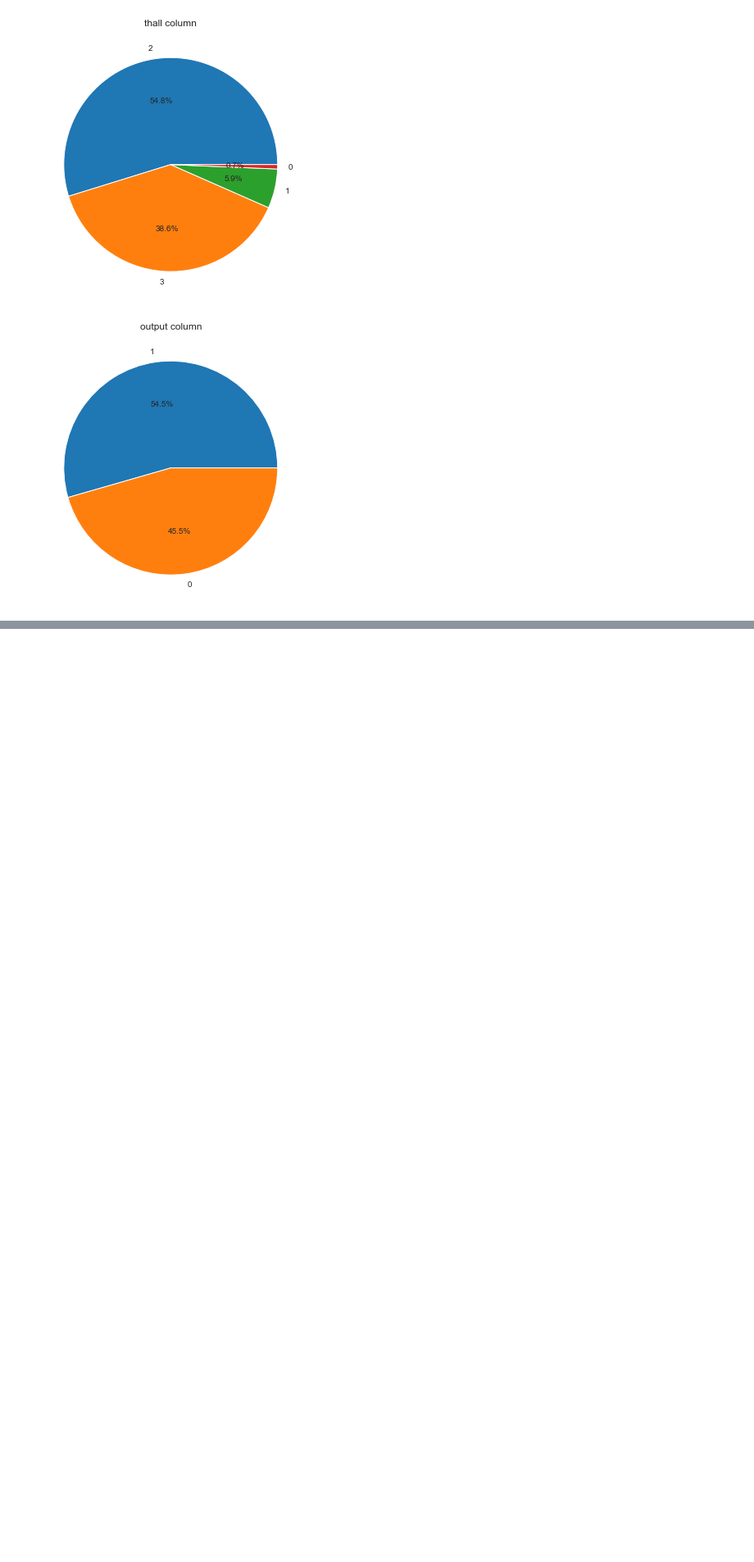
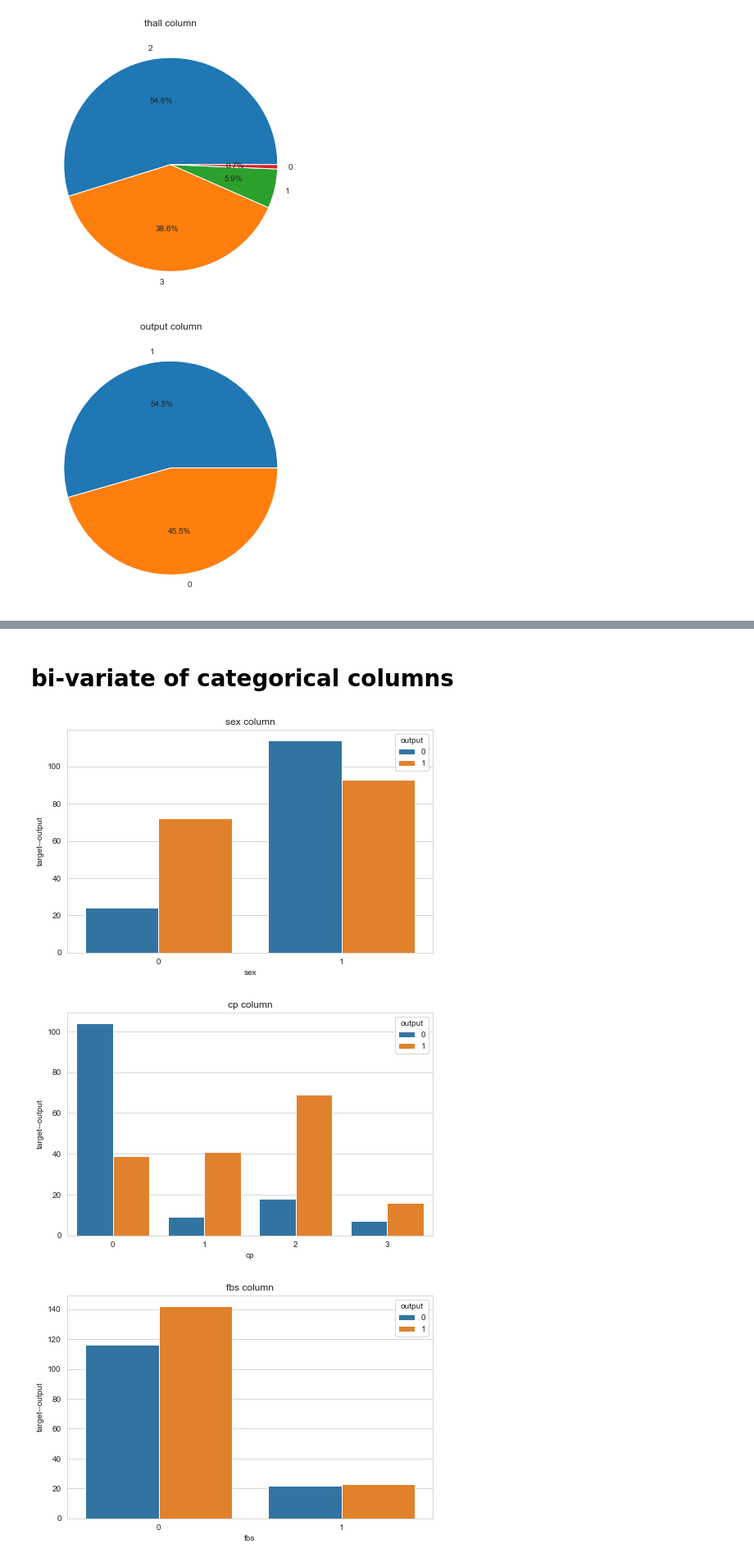
Before and after one commit to kumargautam02/machine_learning, a Jupyter notebook: Projects/heart_attack_analysis_project/main.ipynb, the cells around one changed output, grey strips where cells are left out. Shown at 82% size. Drawn from its saved outputs; the diff is of its cells as text; code cells hidden in the pictures; blank space fills up the shorter version.

```diff
--- a/Projects/heart_attack_analysis_project/main.ipynb
+++ b/Projects/heart_attack_analysis_project/main.ipynb
@@ -169,0 +197,2 @@ for columns in categorical_columns.keys():
+# %% [markdown]
+# bi-variate of categorical columns
@@ -169,0 +201,15 @@ for columns in categorical_columns.keys():
+# %%
+#creating pie chart for categorical columns
+for columns in categorical_columns.keys():
+    plt.figure(figsize=(8, 5))
+    sns.countplot(data  = data[categorical_columns],x = columns, hue = 'output')
+    # sns.set_style("whitegrid") # Set style for chart
+    # plt.figure(figsize=(6,6)) # Set figure size
+    # plt.pie(categorical_columns[columns].values(), labels=categorical_columns[columns].keys(),autopct='%1.1f%%') # Create pie chart
+    plt.title(columns +" column")
+    plt.ylabel("target--output")
+    plt.show() # Show chart
+# %% [output]
+[figure, added]
+[figure, added]
+[figure, added]
```
Also changed, not shown: parts of 11 cells of this notebook.
